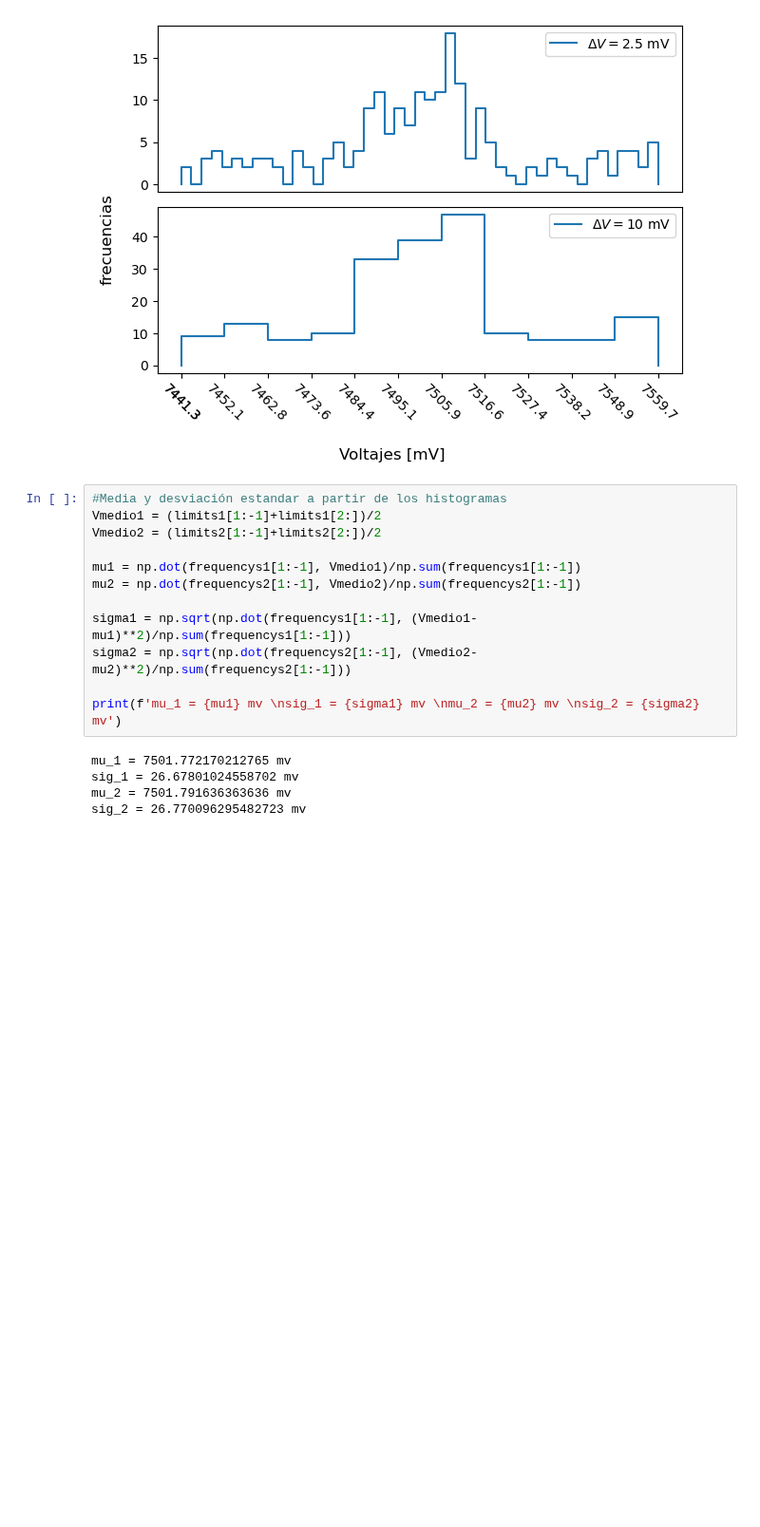
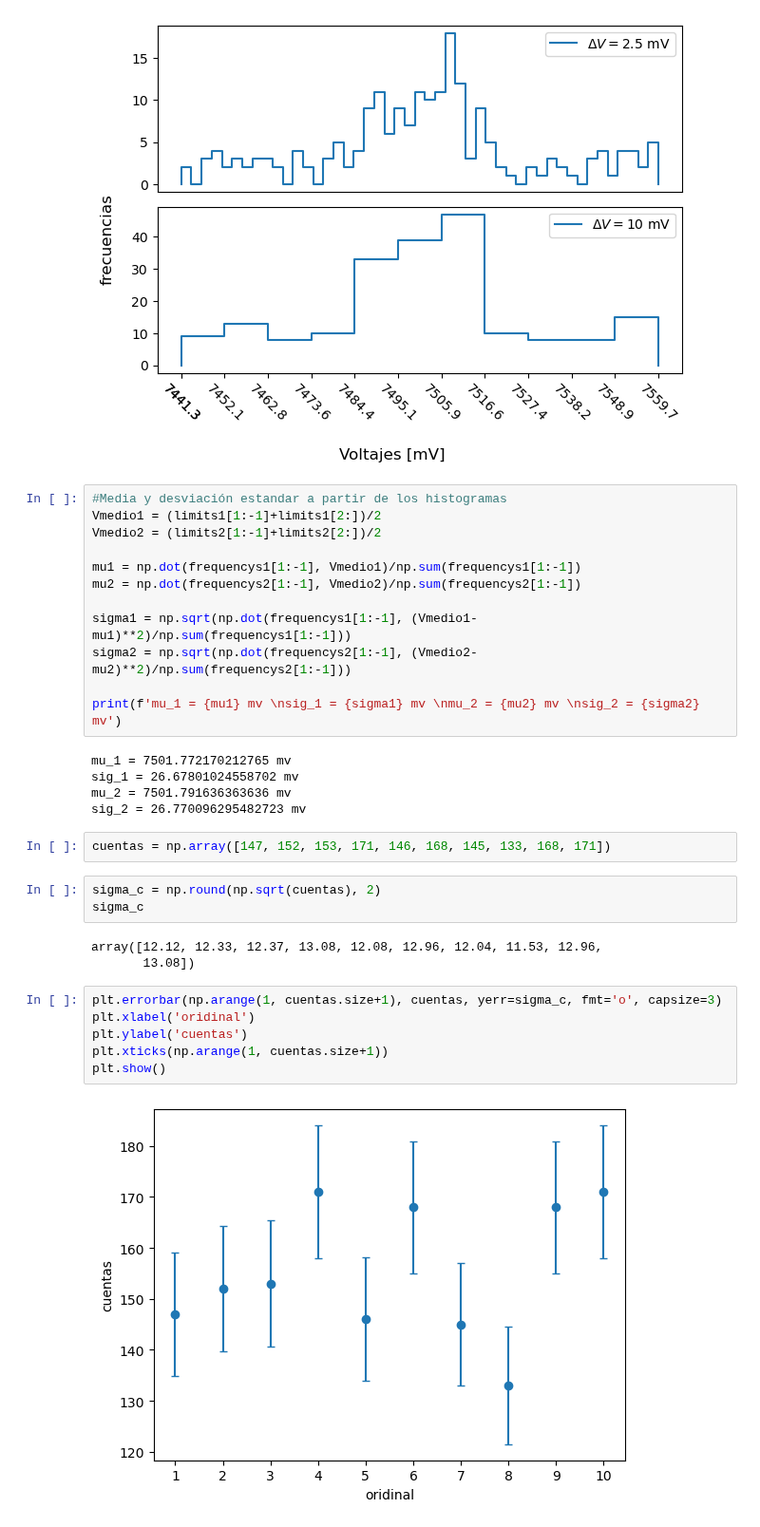
Before and after one commit to JuanSierra2003/hello-world, a Jupyter notebook: Nuclear/InstrumentacionNuclear/problemas1.ipynb, the cells around one changed output. Shown at 95% size. Cells and saved outputs as stored; diff of their text form; blank space fills up the shorter version.

```diff
--- a/Nuclear/InstrumentacionNuclear/problemas1.ipynb
+++ b/Nuclear/InstrumentacionNuclear/problemas1.ipynb
@@ -81,3 +81,19 @@ mu_1 = 7501.772170212765 mv
 sig_1 = 26.67801024558702 mv
 mu_2 = 7501.791636363636 mv
 sig_2 = 26.770096295482723 mv
+# %%
+cuentas = np.array([147, 152, 153, 171, 146, 168, 145, 133, 168, 171])
+# %%
+sigma_c = np.round(np.sqrt(cuentas), 2)
+sigma_c
+# %% [output]
+array([12.12, 12.33, 12.37, 13.08, 12.08, 12.96, 12.04, 11.53, 12.96,
+       13.08])
+# %%
+plt.errorbar(np.arange(1, cuentas.size+1), cuentas, yerr=sigma_c, fmt='o', capsize=3)
+plt.xlabel('oridinal')
+plt.ylabel('cuentas')
+plt.xticks(np.arange(1, cuentas.size+1))
+plt.show()
+# %% [output]
+[figure, added]
```
Also changed, not shown: parts of 6 cells of this notebook.
